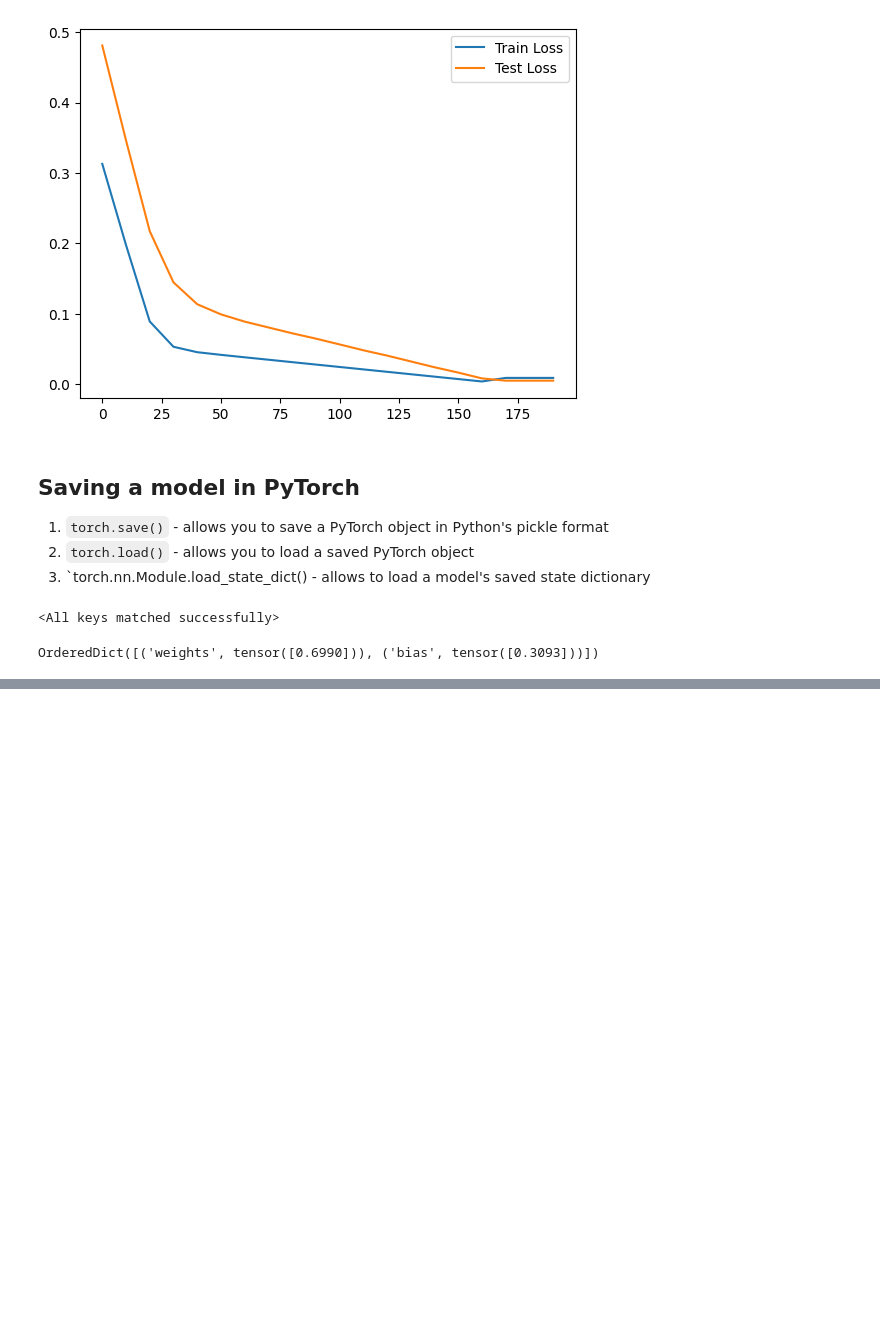
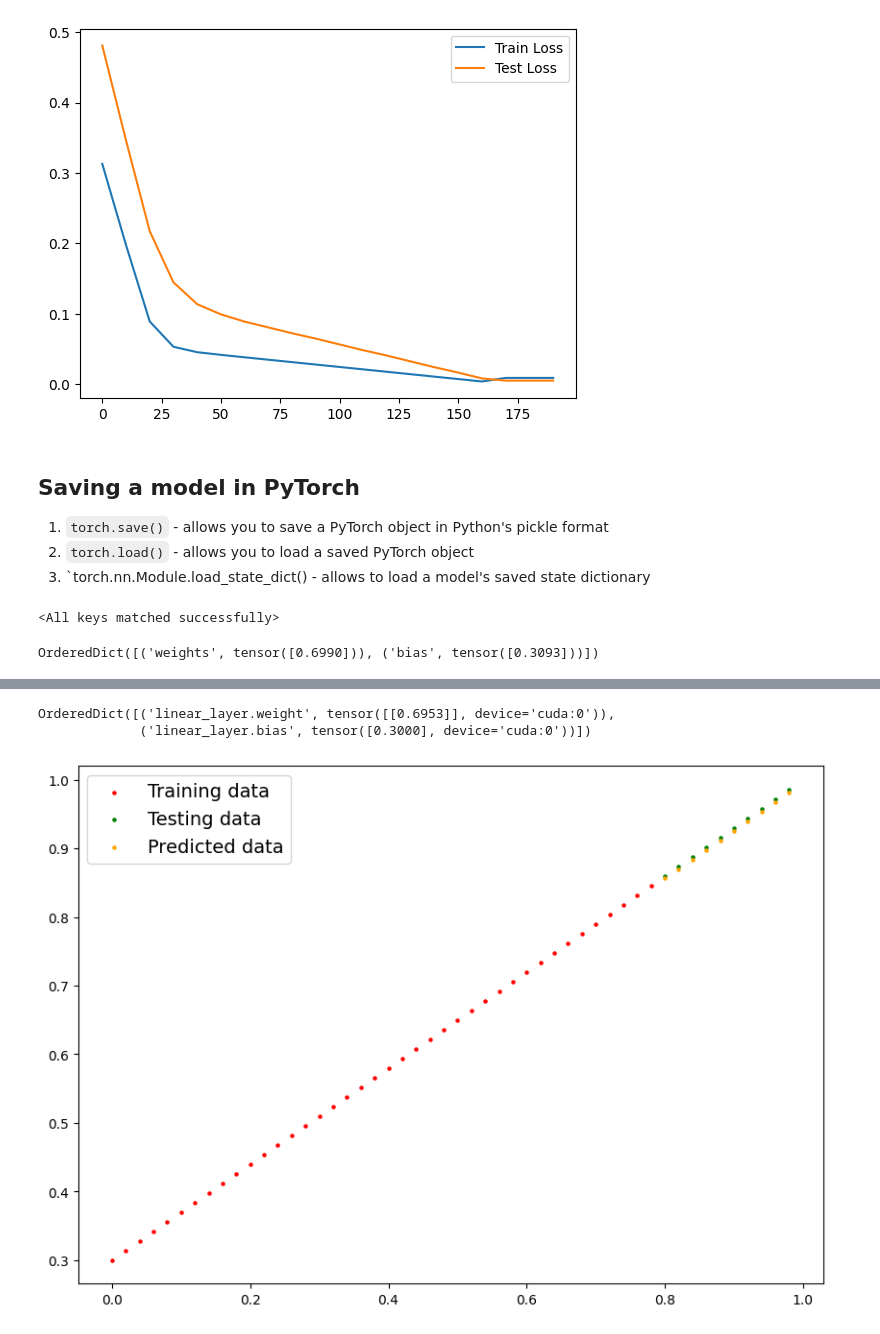
Before and after one commit to niranjanblank/PyTorchLearning, a Jupyter notebook: PyTorchWorkflow.ipynb, the cells around one changed output, grey strips where cells are left out. Drawn from its saved outputs; the diff is of its cells as text; code cells hidden in the pictures; blank space fills up the shorter version.

Commit message:
Simple pytorch workflow completed with saving and loading model

```diff
--- a/PyTorchWorkflow.ipynb
+++ b/PyTorchWorkflow.ipynb
@@ -284,0 +397,38 @@ OrderedDict([('weights', tensor([0.6990])), ('bias', tensor([0.3093]))])
+# %%
+# setup loss function
+loss_fn = nn.L1Loss()
+
+# setup optimizer
+optimizer = torch.optim.Adam(params=model_1.parameters(),
+                             lr=0.01)
+# %%
+torch.manual_seed(42)
+
+epochs = 200
+
+# put data on the target device
+X_train = X_train.to(device)
+y_train = y_train.to(device)
+X_test= X_test.to(device)
+y_test = y_test.to(device)
+
+for epoch in range(epochs):
+    model_1.train()
+
+    y_preds = model_1(X_train)
+
+    loss = loss_fn(y_preds, y_train)
+
+    optimizer.zero_grad()
+
+    loss.backward()
+
+    optimizer.step()
+
+    model_1.eval()
+    with torch.inference_mode():
+        test_pred = model_1(X_test)
+        test_loss = loss_fn(test_pred, y_test)
+
+    if epoch % 10 == 0:
+        print(f'Epoch: {epoch} | Loss: {loss} | Test Loss: {test_loss}')
@@ -284,0 +456,12 @@ OrderedDict([('weights', tensor([0.6990])), ('bias', tensor([0.3093]))])
+# %%
+model_1.state_dict()
+# %% [output]
+OrderedDict([('linear_layer.weight', tensor([[0.6953]], device='cuda:0')),
+             ('linear_layer.bias', tensor([0.3000], device='cuda:0'))])
+# %%
+with torch.inference_mode():
+    y_preds_model_1 = model_1(X_test)
+
+plot_predictions(predictions=y_preds_model_1.cpu())
+# %% [output]
+[figure, added]
```
Also changed, not shown: parts of 17 cells of this notebook.
